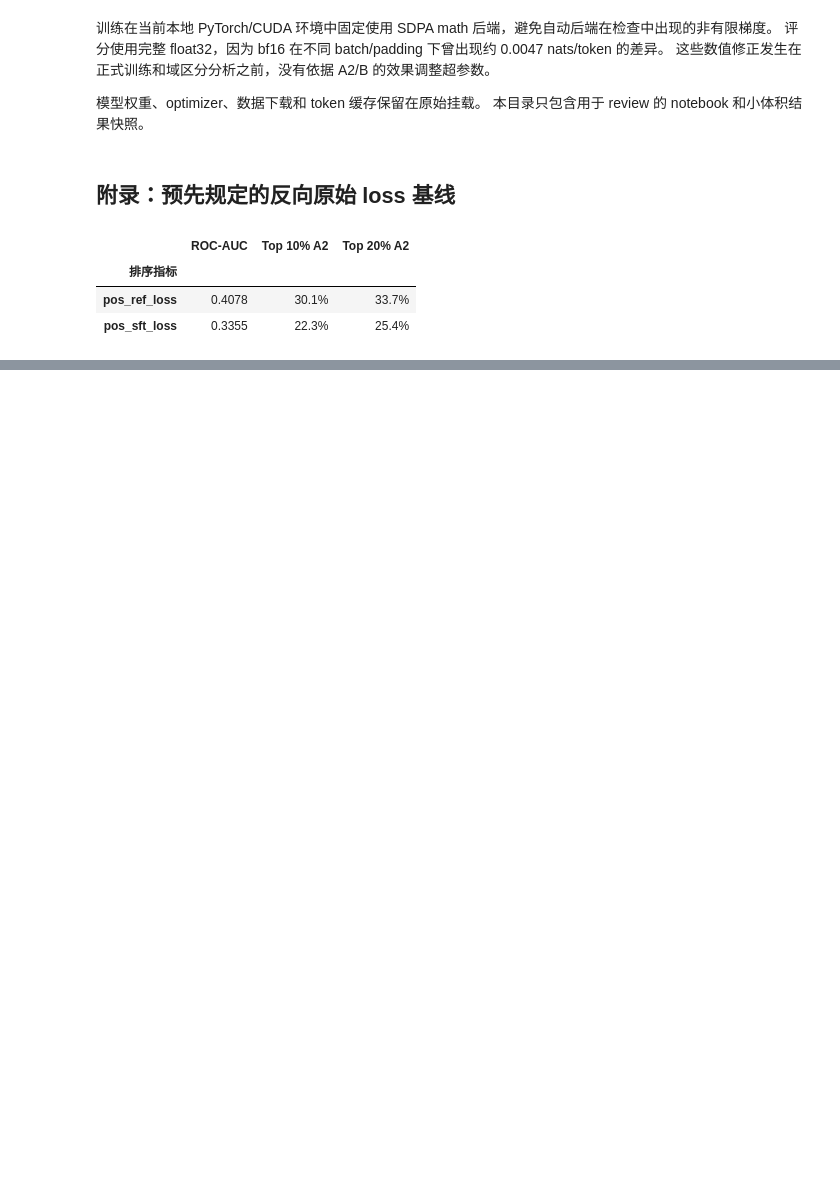
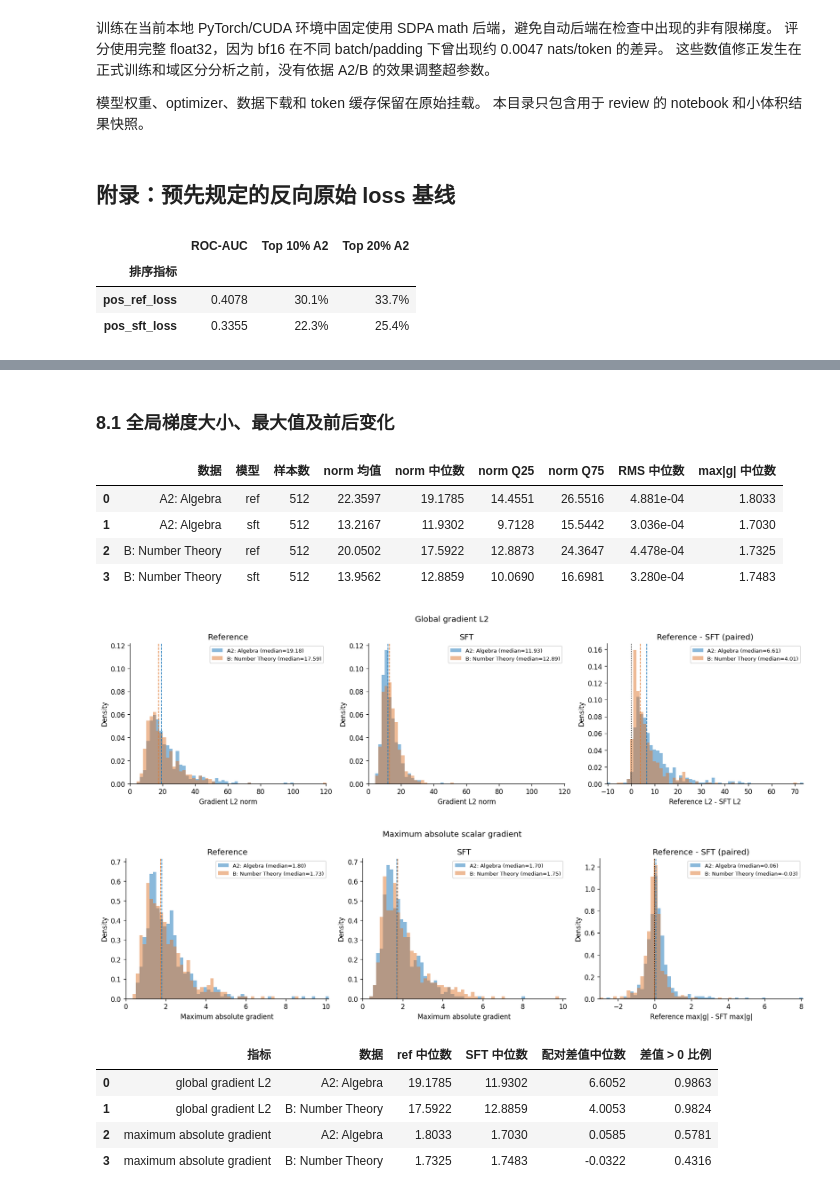
Before and after one commit to hhhjerry58/data-picking, a Jupyter notebook: experiments-analysis/2026-10-21_172347Z_math-algebra-numbertheory-qwen25-1p5b-seed42/analysis.ipynb, the cells around one changed output, grey strips where cells are left out. Cells and saved outputs as stored; diff of their text form; code cells hidden in the pictures; blank space fills up the shorter version.

Commit message:
Add gradient analysis appendices to experiment notebooks

```diff
--- a/experiments-analysis/2026-10-21_172347Z_math-algebra-numbertheory-qwen25-1p5b-seed42/analysis.ipynb
+++ b/experiments-analysis/2026-10-21_172347Z_math-algebra-numbertheory-qwen25-1p5b-seed42/analysis.ipynb
@@ -460,0 +522,78 @@ display(metric_table(metrics['main'], keys=['pos_ref_loss', 'pos_sft_loss']))
+# %% [markdown]
+### 8.1 全局梯度大小、最大值及前后变化
+# %%
+grow = []
+for domain,group in gd.groupby('domain'):
+    for prefix in ['ref','sft']:
+        norm = group[f'{prefix}_grad_l2']
+        grow.append({'数据':gnames[domain],'模型':prefix,'样本数':len(group),
+                     'norm 均值':norm.mean(),'norm 中位数':norm.median(),
+                     'norm Q25':norm.quantile(.25),'norm Q75':norm.quantile(.75),
+                     'RMS 中位数':group[f'{prefix}_grad_rms'].median(),
+                     'max|g| 中位数':group[f'{prefix}_grad_max_abs'].median()})
+# Plain DataFrame display works without pandas' optional Jinja2/Styler dependency.
+gsummary = pd.DataFrame(grow)
+gsummary_display = gsummary.copy()
+for column,pattern in {'norm 均值':'{:.4f}','norm 中位数':'{:.4f}',
+                      'norm Q25':'{:.4f}','norm Q75':'{:.4f}',
+                      'RMS 中位数':'{:.3e}','max|g| 中位数':'{:.4f}'}.items():
+    gsummary_display[column] = gsummary_display[column].map(pattern.format)
+display(gsummary_display)
+# Each metric gets three overlaid two-domain distributions, in the same order.
+for key,title,xlabel in [('grad_l2','Global gradient L2','Gradient L2 norm'),
+                         ('grad_max_abs','Maximum absolute scalar gradient','Maximum absolute gradient')]:
+    value_bins = np.linspace(0,gd[[f'ref_{key}',f'sft_{key}']].to_numpy().max(),61)
+    paired_difference = gd[f'ref_{key}']-gd[f'sft_{key}']
+    difference_bins = np.histogram_bin_edges(paired_difference,bins=60)
+    fig,axes = plt.subplots(1,3,figsize=(15,4.2))
+    for ax,stage in zip(axes,['ref','sft','difference']):
+        bins = difference_bins if stage=='difference' else value_bins
+        for domain,group in gd.groupby('domain'):
+            values = (group[f'ref_{key}']-group[f'sft_{key}'] if stage=='difference'
+                      else group[f'{stage}_{key}'])
+            median = values.median()
+            assert np.histogram(values,bins=bins)[0].sum()==len(values)
+            ax.hist(values,bins=bins,density=True,alpha=.5,color=gcolors[domain],
+                    label=f'{gnames[domain]} (median={median:.2f})')
+            ax.axvline(median,color=gcolors[domain],linestyle='--',linewidth=1)
+        ax.set(xlim=(bins[0],bins[-1]),ylabel='Density')
+        if stage=='difference':
+            ax.axvline(0,color='black',linestyle=':',linewidth=1)
+            difference_label = 'Reference L2 - SFT L2' if key=='grad_l2' else 'Reference max|g| - SFT max|g|'
+            ax.set(title='Reference - SFT (paired)',xlabel=difference_label)
+        else:
+            ax.set(title='Reference' if stage=='ref' else 'SFT',xlabel=xlabel)
+        ax.legend(fontsize=8)
+    value_ymax = max(ax.get_ylim()[1] for ax in axes[:2])
+    for ax in axes[:2]: ax.set_ylim(0,value_ymax)
+    fig.suptitle(title,fontsize=12)
+    fig.tight_layout();plt.show();plt.close(fig)
+gchanges=[];gnotes=[]
+for key,label in [('grad_l2','global gradient L2'),('grad_max_abs','maximum absolute gradient')]:
+    for domain,group in gd.groupby('domain'):
+        before,after = group[f'ref_{key}'],group[f'sft_{key}']
+        difference = before-after
+        fraction = (difference>0).mean()
+        gchanges.append({'指标':label,'数据':gnames[domain],'ref 中位数':before.median(),
+                         'SFT 中位数':after.median(),'配对差值中位数':difference.median(),'差值 > 0 比例':fraction})
+        gnotes.append(f"{gnames[domain]} 的 {label}：ref/SFT 中位数为 {before.median():.4f}/{after.median():.4f}；"
+                      f"逐样本 ref−SFT 差值的中位数为 {difference.median():.4f}，{fraction:.1%} 的样本差值为正。")
+    target_group,other_group = gd.loc[gd.domain=='A'],gd.loc[gd.domain==gdomains[1]]
+    ref_gap = target_group[f'ref_{key}'].median()-other_group[f'ref_{key}'].median()
+    sft_gap = target_group[f'sft_{key}'].median()-other_group[f'sft_{key}'].median()
+    gnotes.append(f"两域 {label} 的中位数差（A2−{gshort[gdomains[1]]}）从 ref 的 {ref_gap:.4f} 变为 SFT 的 {sft_gap:.4f}；这是中位数的位置差，分布形状见图。")
+display(pd.DataFrame(gchanges).round(4))
+display(Markdown('**观测：**\n\n'+'\n\n'.join(gnotes)))
+# %% [output]
+|  | 数据 | 模型 | 样本数 | norm 均值 | norm 中位数 | norm Q25 | norm Q75 | RMS 中位数 | max|g| 中位数 |
+| 0 | A2: Algebra | ref | 512 | 22.3597 | 19.1785 | 14.4551 | 26.5516 | 4.881e-04 | 1.8033 |
+| 1 | A2: Algebra | sft | 512 | 13.2167 | 11.9302 | 9.7128 | 15.5442 | 3.036e-04 | 1.7030 |
+| 2 | B: Number Theory | ref | 512 | 20.0502 | 17.5922 | 12.8873 | 24.3647 | 4.478e-04 | 1.7325 |
+| 3 | B: Number Theory | sft | 512 | 13.9562 | 12.8859 | 10.0690 | 16.6981 | 3.280e-04 | 1.7483 |
+[figure, added]
+[figure, added]
+|  | 指标 | 数据 | ref 中位数 | SFT 中位数 | 配对差值中位数 | 差值 > 0 比例 |
+| 0 | global gradient L2 | A2: Algebra | 19.1785 | 11.9302 | 6.6052 | 0.9863 |
+| 1 | global gradient L2 | B: Number Theory | 17.5922 | 12.8859 | 4.0053 | 0.9824 |
+| 2 | maximum absolute gradient | A2: Algebra | 1.8033 | 1.7030 | 0.0585 | 0.5781 |
+| 3 | maximum absolute gradient | B: Number Theory | 1.7325 | 1.7483 | -0.0322 | 0.4316 |
```
Also changed, not shown: parts of 17 cells of this notebook, 29 other files.
